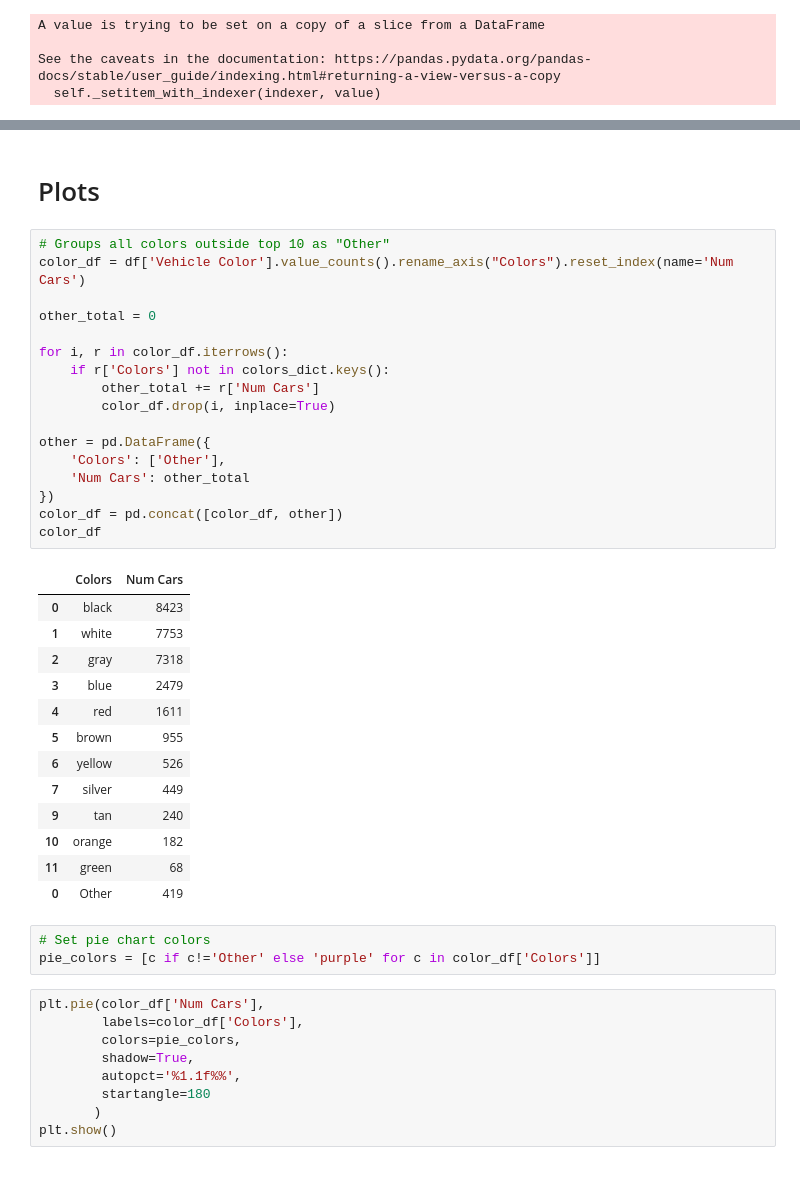
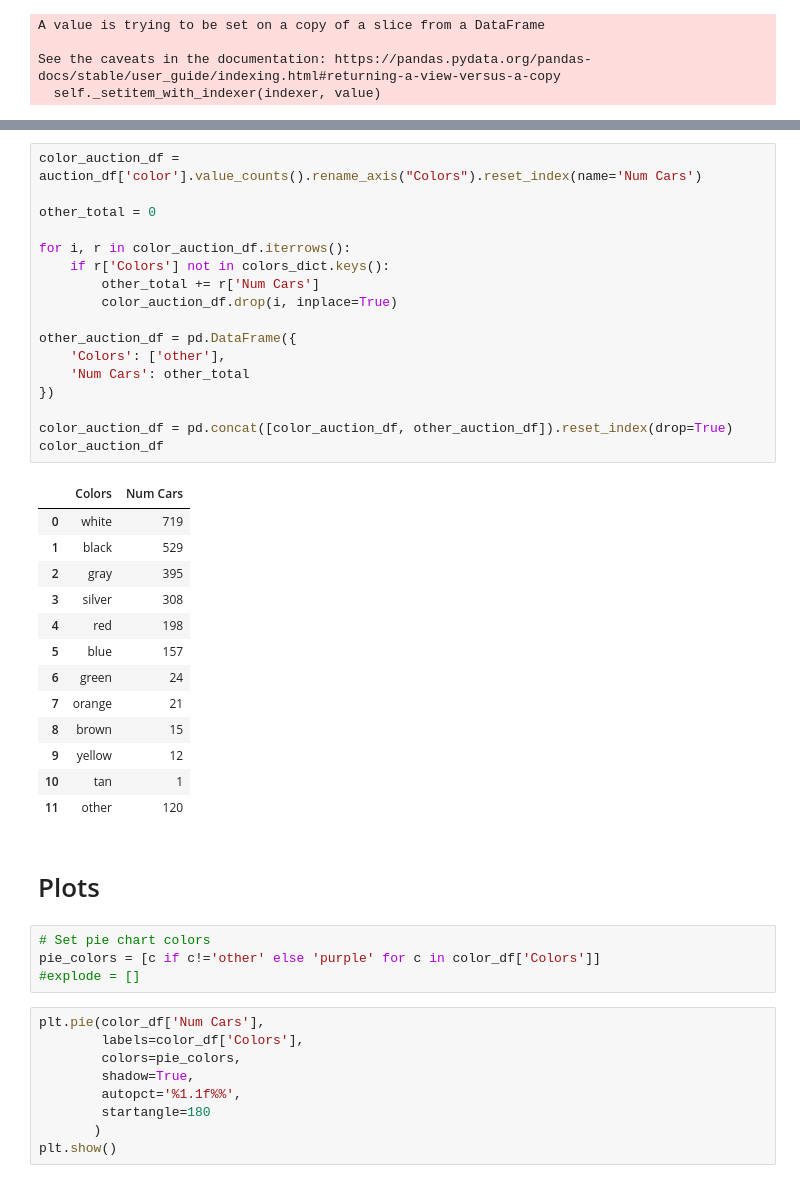
Before and after one commit to RyanAdamGonzalez1996/Project1, a Jupyter notebook: Vehicle_Color.ipynb, the cells around one changed output, grey strips where cells are left out. Cells and saved outputs as stored; diff of their text form.

```diff
--- a/Vehicle_Color.ipynb
+++ b/Vehicle_Color.ipynb
@@ -98,39 +108,40 @@ Name: color, dtype: int64
+# %%
+color_auction_df = auction_df['color'].value_counts().rename_axis("Colors").reset_index(name='Num Cars')
+
+other_total = 0
+
+for i, r in color_auction_df.iterrows():
+    if r['Colors'] not in colors_dict.keys():
+        other_total += r['Num Cars']
+        color_auction_df.drop(i, inplace=True)
+
+other_auction_df = pd.DataFrame({
+    'Colors': ['other'],
+    'Num Cars': other_total
+})
+
+color_auction_df = pd.concat([color_auction_df, other_auction_df]).reset_index(drop=True)
+color_auction_df
+# %% [output]
+|  | Colors | Num Cars |
+| 0 | white | 719 |
+| 1 | black | 529 |
+| 2 | gray | 395 |
+| 3 | silver | 308 |
+| 4 | red | 198 |
+| 5 | blue | 157 |
+| 6 | green | 24 |
+| 7 | orange | 21 |
+| 8 | brown | 15 |
+| 9 | yellow | 12 |
+| 10 | tan | 1 |
+| 11 | other | 120 |
 # %% [markdown]
 # Plots
-# %%
-# Groups all colors outside top 10 as "Other"
-color_df = df['Vehicle Color'].value_counts().rename_axis("Colors").reset_index(name='Num Cars')
-
-other_total = 0
-
-for i, r in color_df.iterrows():
-    if r['Colors'] not in colors_dict.keys():
-        other_total += r['Num Cars']
-        color_df.drop(i, inplace=True)
-
-other = pd.DataFrame({
-    'Colors': ['Other'],
-    'Num Cars': other_total
-})
-color_df = pd.concat([color_df, other])
-color_df
-# %% [output]
-|  | Colors | Num Cars |
-| 0 | black | 8423 |
-| 1 | white | 7753 |
-| 2 | gray | 7318 |
-| 3 | blue | 2479 |
-| 4 | red | 1611 |
-| 5 | brown | 955 |
-| 6 | yellow | 526 |
-| 7 | silver | 449 |
-| 9 | tan | 240 |
-| 10 | orange | 182 |
-| 11 | green | 68 |
-| 0 | Other | 419 |
 # %%
 # Set pie chart colors
-pie_colors = [c if c!='Other' else 'purple' for c in color_df['Colors']]
+pie_colors = [c if c!='other' else 'purple' for c in color_df['Colors']]
+#explode = []
 # %%
 plt.pie(color_df['Num Cars'],
         labels=color_df['Colors'],
```
Also changed, not shown: parts of 3 cells of this notebook.
